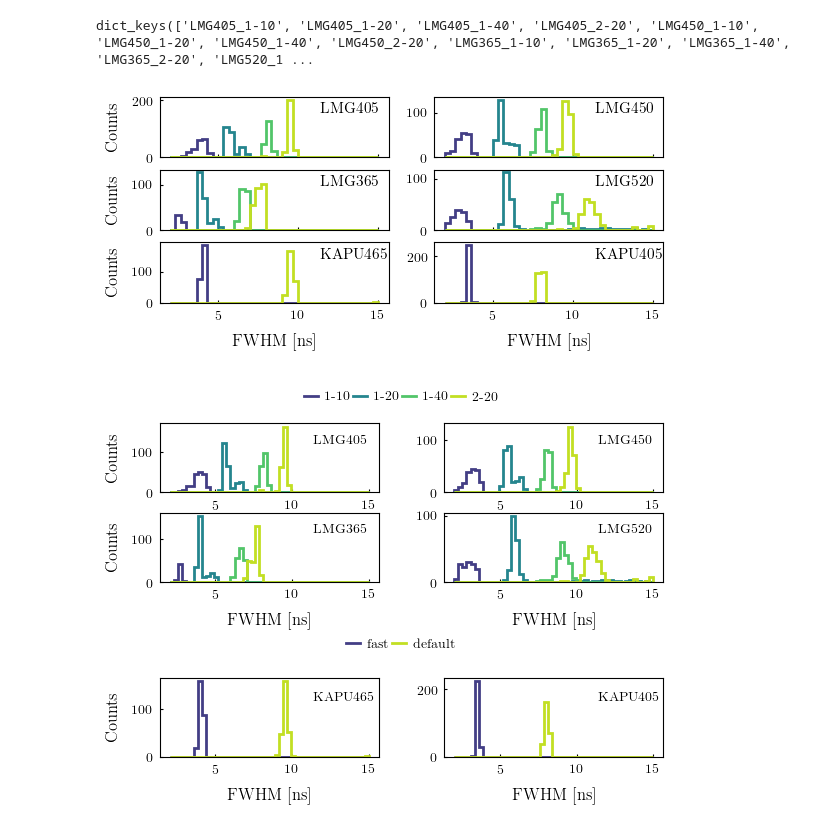
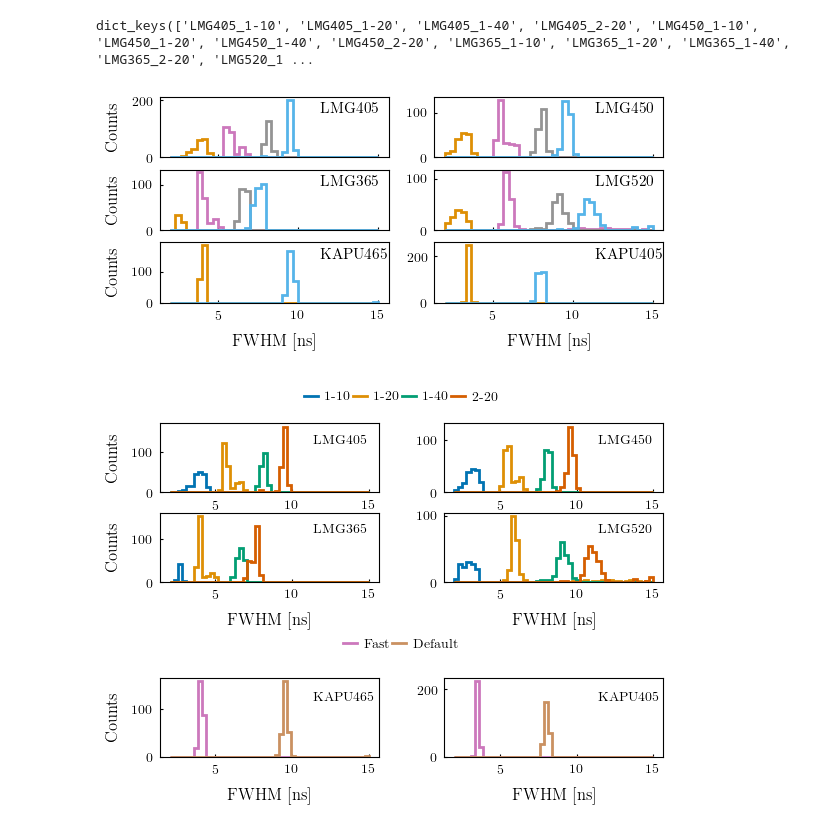
Before and after one commit to LeonhardEidenschink/POCAM_FAT, a Jupyter notebook: make_plots/tdc_plots.ipynb, the cells around one changed output. Cells and saved outputs as stored; diff of their text form; code cells hidden in the pictures.

```diff
--- a/make_plots/tdc_plots.ipynb
+++ b/make_plots/tdc_plots.ipynb
@@ -11,9 +11,9 @@ import glob
 from scipy.optimize import curve_fit
 from scipy import special
 # %%
-sns.set_palette("viridis")
+sns.set_palette("colorblind")
 # %%
 #select colors from sns palette
-colors = sns.color_palette("viridis", n_colors=10)
+colors = sns.color_palette("colorblind", n_colors=10)
 print(colors)
 # %% [output]
@@ -188,7 +188,10 @@ fwhm_dict_elena = {}
 
 for device in devices:
     for T in temperatures:
-        path = f'../output/batch*/pocam_*/hem_*/{device}/tdc_54000_{T}C_1-20.json'
+        if 'LMG' in device:
+            path = f'../output/batch*/pocam_*/hem_*/{device}/tdc_54000_{T}C_1-20.json'
+        if 'KAPU' in device:
+            path = f'../output/batch*/pocam_*/hem_*/{device}/tdc_54000_{T}C_default.json'
         filelist = glob.glob(path)
         fwhm_dict_elena[f'{device}_{T}'] = []
         fwhm_dict_patrick[f'{device}_{T}'] = []
@@ -214,3 +217,17 @@ for device in devices:
                 fwhm_dict_patrick[f'{device}_{T}'].append(data['meas_data'][1]['value'])
             except Exception:
                 continue
+# %%
+fig, axes = plt.subplots(3,2, figsize=plot_utils.set_size('text', fraction=1, subplots=(2,3)), sharex = True)
+
+for i, ax in enumerate(axes.flat):
+    device = devices[i]
+    bins = np.linspace(2, 15, 40)
+    for T, color in zip(temperatures, colors[:len(temperatures)]):
+        ax.hist(fwhm_dict_elena[f'{device}_{T}'], bins = bins,color=color, histtype = 'step', lw = 2 ,label=f'{T}C')
+    ax.text(0.7, 0.7, f'{device}', horizontalalignment='center', verticalalignment='center', transform=ax.transAxes, fontsize=10)
+    ax.set_xlabel('FWHM [ns]')
+    if i == 0:
+        ax.legend(frameon = False, bbox_to_anchor=(1.5, 1.5),  ncol=5)
+
+plt.savefig(f'plots/png/FWHM_histograms_T_dependence.png', dpi=300, bbox_inches='tight')
@@ -327,7 +332,7 @@ for i, ax in enumerate(axes.flat):
     if i == 0 or i == 2 or i == 4:
         ax.set_ylabel('Counts')
 # %% [output]
-[figure, old version]
+[figure, new version]
 # %%
 from collections import OrderedDict
 
@@ -353,7 +358,7 @@ legend_handles_1 = []
 legend_labels_1 = []
 
 for i, (ax, device) in enumerate(zip(axes_top, LMG_devices)):
-    for c_f, color in zip(coarse_fine, [colors[1], colors[4], colors[7], colors[9]]):
+    for c_f, color in zip(coarse_fine, colors[:len(coarse_fine)]):
         fwhm_elena = fwhm_dict_elena[f'{device}_{c_f}']
         ax.hist(fwhm_elena, bins=bins, color=color, histtype='step', lw=2, label=f'{c_f}')
         legend_handles_1.append(plt.Line2D([0], [0], color=color, lw=2))
@@ -373,35 +378,35 @@ legend_handles_2 = []
 legend_labels_2 = []
 
 for j, (ax, device) in enumerate(zip(axes_bot, KAPU_devices)):
-    for c_f, color in zip(['fast', 'default'], [colors[1], colors[9]]):
+    for c_f, color in zip(['fast', 'default'], [colors[len(coarse_fine)], colors[len(coarse_fine)+1]]):
         fwhm_elena = fwhm_dict_elena[f'{device}_{c_f}']
         ax.hist(fwhm_elena, bins=bins, color=color, histtype='step', lw=2, label=f'{c_f}')
         legend_handles_2.append(plt.Line2D([0], [0], color=color, lw=2))
         legend_labels_2.append(f'{c_f}')
     ax.text(0.7, 0.7, f'{device}', transform=ax.transAxes, fontsize=10)
     ax.set_xlabel('FWHM [ns]')
     if j == 0:
         ax.set_ylabel('Counts')
 
 for ax in axes_bot:
     ax.sharex(axes_bot[0])
 
 legend_handles_1, legend_labels_1 = unique_legend(legend_handles_1, legend_labels_1)
 legend_handles_2, legend_labels_2 = unique_legend(legend_handles_2, legend_labels_2)
 
 # Legend for top group
 axes_top[0].legend(
     legend_handles_1, legend_labels_1,
     loc='upper center', bbox_to_anchor=(1.1, 1.65), ncol=len(legend_labels_1), frameon=False
 )
 
 # Legend for bottom group
 axes_bot[0].legend(
-    legend_handles_2, legend_labels_2,
+    legend_handles_2, ['Fast', 'Default'],
     loc='upper center', bbox_to_anchor=(1.1, 1.65), ncol=len(legend_labels_2), frameon=False
 )
 
 plt.savefig(f'plots/png/All_Devices_FWHM_histograms.png', dpi=300, bbox_inches='tight')
 plt.savefig(f'plots/pdf/All_Devices_FWHM_histograms.pdf', dpi=300, bbox_inches='tight')
 # %% [output]
-[figure, old version]
+[figure, new version]
```
Also changed, not shown: parts of 6 cells of this notebook, 3 other files.
